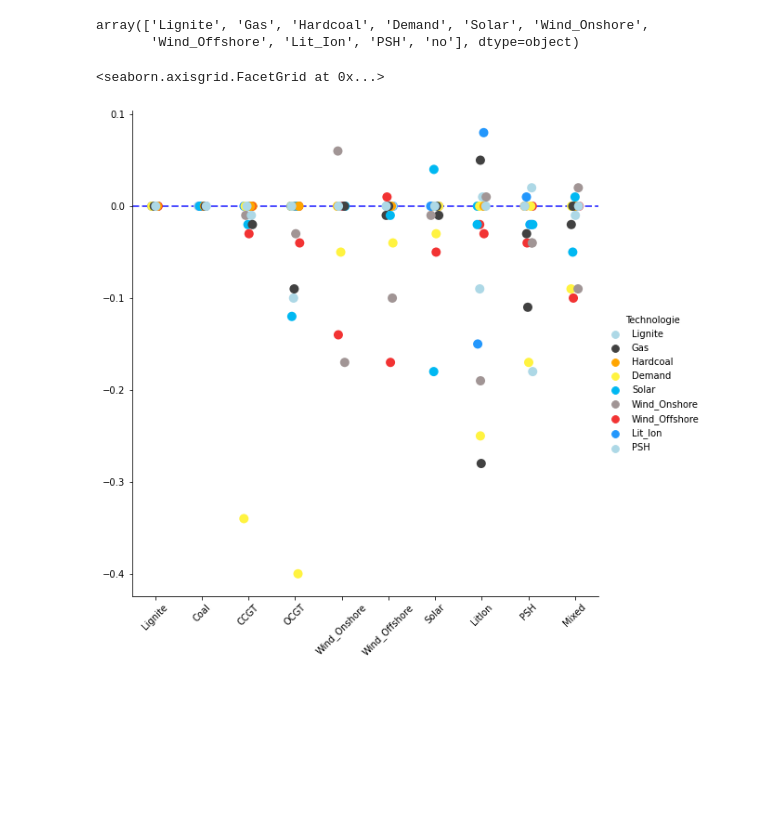
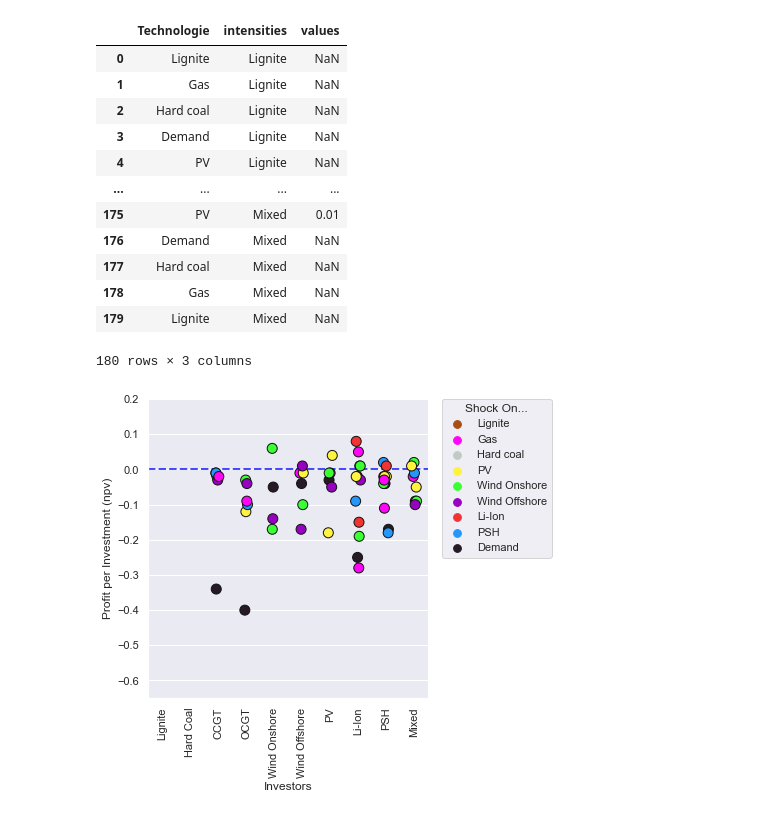
Before and after one commit to sjshtura/EWL-DUE, a Jupyter notebook: HEMF Working Paper/Figure 10.ipynb, the cells around one changed output. Drawn from its saved outputs; the diff is of its cells as text; code cells hidden in the pictures; blank space fills up the shorter version.

```diff
--- a/HEMF Working Paper/Figure 10.ipynb
+++ b/HEMF Working Paper/Figure 10.ipynb
@@ -47,9 +59,6 @@ Index(['Row', 'Total_CO2_Emissions', 'Pol_Inst', 'Technologie', 'Shock',
 # %%
-data0 = data[['Technologie', "Shock", "Pol_Inst" ,'Lignite', 'Coal', 'CCGT', 'OCGT', 'Wind_Onshore', 'Wind_Offshore',
-       'Solar', 'LitIon', 'PSH', 'Mixed']]
-
 data0 = data0.loc[data['Technologie']!='no']
 data0 = data0.loc[(data["Shock"] == -0.2) | (data["Shock"] == 0.2)]
 
-data0
+data0.Technologie.unique()
 # %% [output]
@@ -69,5 +67,5 @@ data0
 # %%
 data_co2_cap0 = data0.loc[data['Pol_Inst']=='CO2_Tax']
 # %%
-data_co2_cap = data_co2_cap0[['Technologie','Lignite', 'Coal', 'CCGT', 'OCGT', 'Wind_Onshore', 'Wind_Offshore',
-       'Solar', 'LitIon', 'PSH', 'Mixed']]
+data_co2_cap = data_co2_cap0[['Technologie','Lignite', 'Hard Coal', 'CCGT', 'OCGT', 'Wind Onshore', 'Wind Offshore',
+       'PV', 'Li-Ion', 'PSH', 'Mixed']]
@@ -93,0 +77,7 @@ data_co2_cap0
+# %%
+data_co2_cap0
+
+data_co2_cap['Technologie'] = pd.Categorical(data_co2_cap0['Technologie'], [ 'Lignite', 'Gas', 'Hard coal', 'PV', 'Wind Onshore',
+       'Wind Offshore', 'Li-Ion', 'PSH', 'Demand'])
+data_co2_cap.sort_values("Technologie")
+data_co2_cap
@@ -133,30 +132,43 @@ df
 # %%
-data["Technologie"].unique()
-
+# data["Technologie"].unique()
+df_melt['values']=df_melt['values'].replace(0, np.nan)
+df_melt
 #['Technologie','Lignite', 'Coal', 'CCGT', 'OCGT', 'Wind_Onshore', 'Wind_Offshore',
 #       'Solar', 'LitIon', 'PSH', 'Total']
 # %% [output]
+|  | Technologie | intensities | values |
+| 0 | Lignite | Lignite | NaN |
+| 1 | Gas | Lignite | NaN |
+| 2 | Hard coal | Lignite | NaN |
+| 3 | Demand | Lignite | NaN |
+| 4 | PV | Lignite | NaN |
+| ... | ... | ... | ... |
+| 175 | PV | Mixed | 0.01 |
+| 176 | Demand | Mixed | NaN |
+| 177 | Hard coal | Mixed | NaN |
+| 178 | Gas | Mixed | NaN |
+| 179 | Lignite | Mixed | NaN |
-array(['Lignite', 'Gas', 'Hardcoal', 'Demand', 'Solar', 'Wind_Onshore',
-       'Wind_Offshore', 'Lit_Ion', 'PSH', 'no'], dtype=object)
+180 rows × 3 columns
 # %%
-markers1 = {'Demand': '>', 'Hardcoal': "s", 'Solar': '<', 'Wind_Onshore' : '.',
-       'Wind_Offshore' : ',', 'Lit_Ion': '-', 'PSH':'#'}
-#    {"Lunch": "s", "Dinner": "X"}
+import matplotlib.pyplot as plt
+#sns.set_palette(sns.color_palette(hue1))
+ax = sns.catplot(x="intensities", y="values", data=df_melt,linewidth=1, s=10, hue='Technologie', palette = sns.color_palette(["#a84d13", "#ff05f7", "#c2cbc3", "#fff340", "#39ff33", "#9800c2", "#f23333", "#2397fc", "#261a26"]))
+sns.set(rc={'figure.figsize':(20,15)})
 
-
-sns.set_palette(sns.color_palette(hue1))
-ax = sns.catplot(x="intensities", y="values", data=df_melt, s=10, size=8, hue='Technologie', palette = sns.color_palette(["#ADD8E6", "#414141", "#FFA500", "#fff340", "#00b8f2", "#a19595", "#f23333", "#2397fc"]))
-
-ax.set_xticklabels(rotation = 45)
+ax.set_xticklabels(rotation = 90)
 
 ax.axes[0][0].axhline(y = 0, ls='--', color='blue', linewidth=2, alpha=.7)
-
+ax._legend.remove()
 ax.set_axis_labels("","")
+#ax.set_xlim((-0.65,0.2))
+ax._legend.set_title("Shock on...")
 # ax.set_xlabels()
-# ax.set_xlabel('')
+ax.set_ylabels("Profit per Investment (npv)")
+ax.set_xlabels("Investors")
+plt.ylim(-0.65,0.2)
+plt.legend(bbox_to_anchor=(1.05, 1), loc=2, borderaxespad=0., title="Shock On...");
 # %% [output]
-<seaborn.axisgrid.FacetGrid at 0x...>
-[figure, old version]
+[figure, new version]
 # %%
 df_melt.head(200)
 # %% [output]
```
Also changed, not shown: parts of 13 cells of this notebook, 31 other files.
